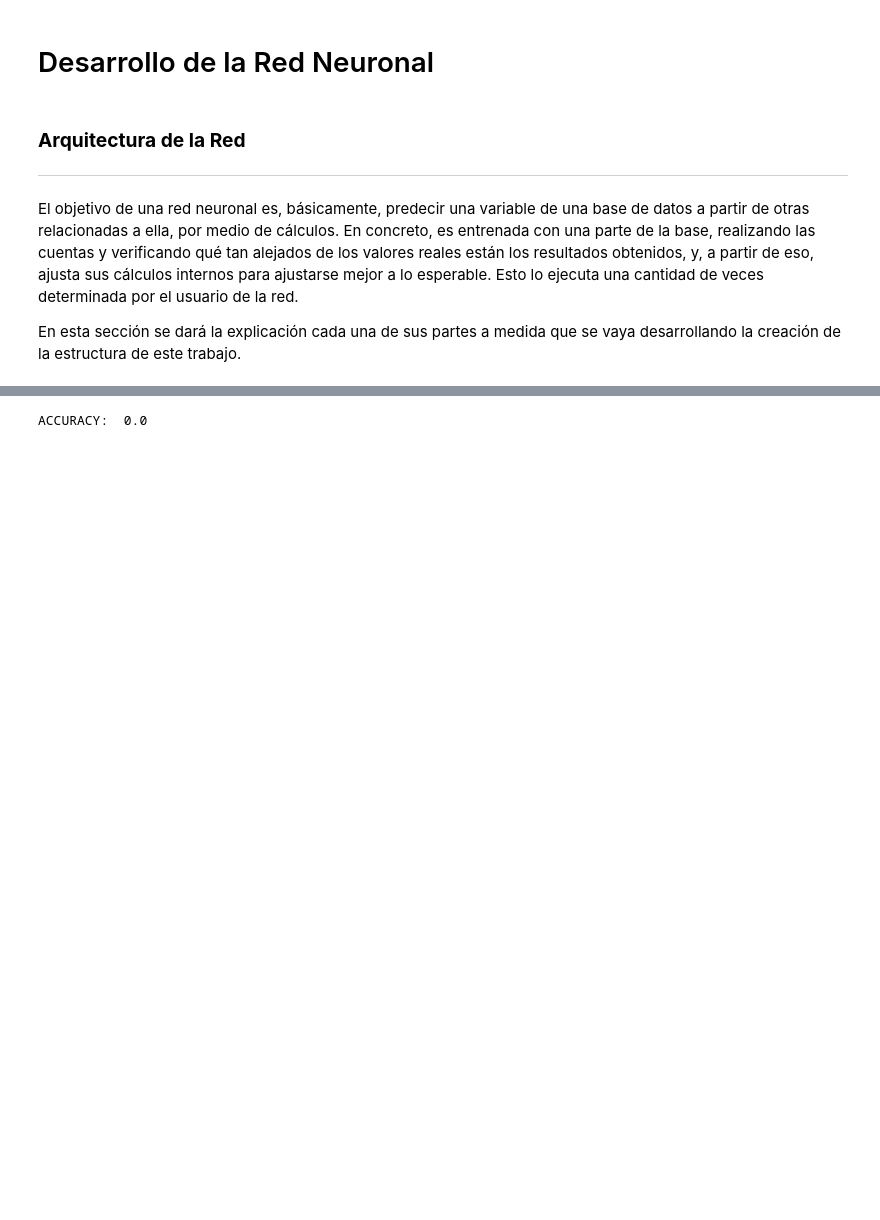
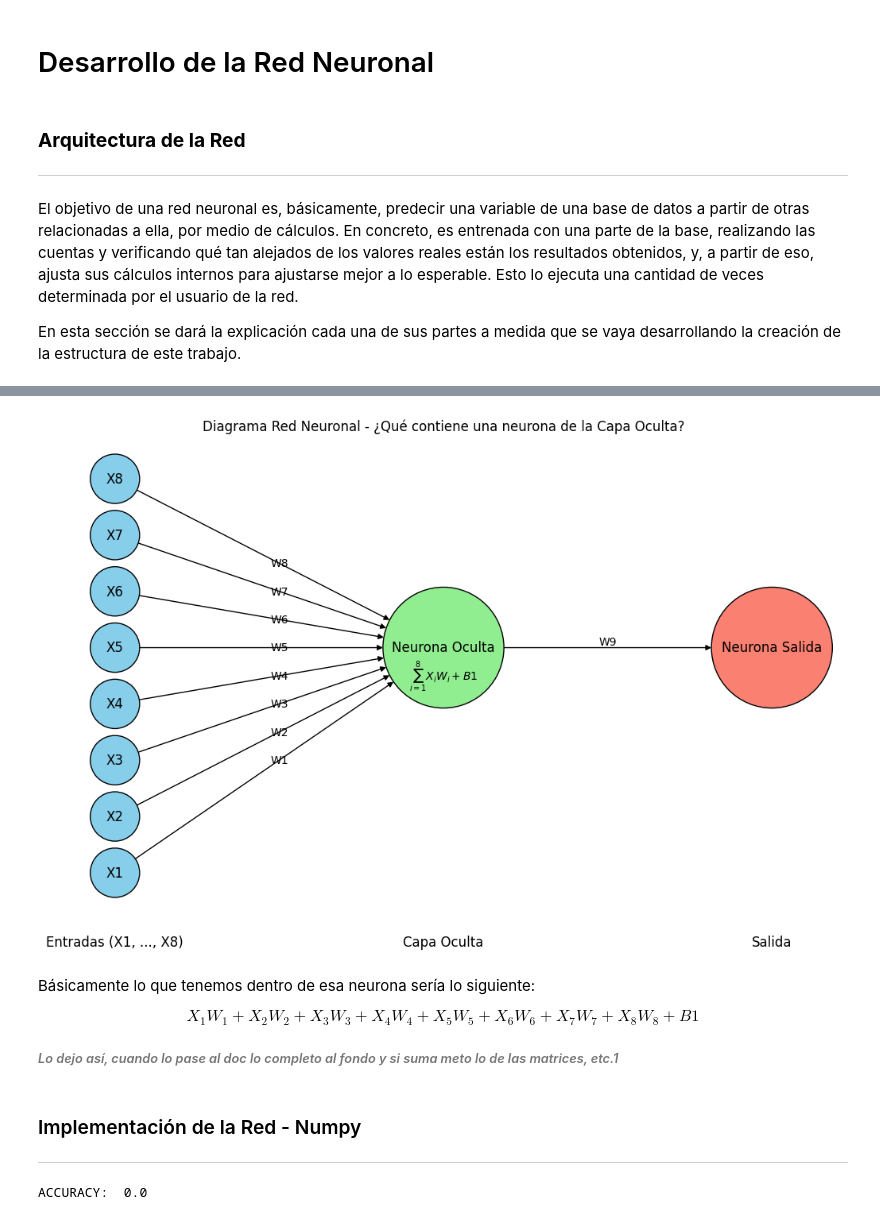
Before and after one commit to Juanalgo1/Alvarez-Maidana, a Jupyter notebook: Alvarez-Maidana.ipynb, the cells around one changed output, grey strips where cells are left out. Saved outputs shown, nothing was run; the diff lists cells and outputs as text; code cells hidden in the pictures; blank space fills up the shorter version.

```diff
--- a/Alvarez-Maidana.ipynb
+++ b/Alvarez-Maidana.ipynb
@@ -428,3 +556,72 @@ Debemos tener en cuenta que todo estas conexiones también la podríamos represe
+# %%
+import matplotlib.pyplot as plt
+import networkx as nx
+
+# Crear el grafo dirigido
+G = nx.DiGraph()
+
+# Agregar nodos de entrada (x1, x2, ..., x8) en orden descendente
+for i in range(8, 0, -1):  # Cambiado a 8, 7, ..., 1
+    G.add_node(f'X{i}', pos=(1, i), color='skyblue')  # Nodos entrada.
+
+# Agregar el nodo de la neurona oculta con un tamaño mayor
+G.add_node('Neurona Oculta', pos=(2, 5), color='lightgreen')  # Nodo capa oculta.
+
+# Agregar el nodo de salida
+G.add_node('Neurona Salida', pos=(3, 5), color='salmon')  # Nodo salida.
+
+# Conectar las entradas a la neurona oculta
+for i in range(1, 9):
+    G.add_edge(f'X{i}', 'Neurona Oculta')
+
+# Conectar la neurona oculta al nodo de salida
+G.add_edge('Neurona Oculta', 'Neurona Salida')
+
+# Obtener las posiciones de los nodos
+pos = nx.get_node_attributes(G, 'pos')
+
+# Obtener los colores de los nodos
+node_colors = [G.nodes[node]['color'] for node in G.nodes()]
+
+# Definir los tamaños de los nodos
+node_sizes = [2000 if 'X' in node else 12000 for node in G.nodes()]
+
+plt.figure(figsize=(10, 6))  # Tamaño de la figura
+
+# Dibujar el grafo con tamaños de nodos específicos
+nx.draw(G, pos, with_labels=True, node_size=node_sizes, node_color=node_colors, edgecolors="black", arrows=True)
+
+plt.text(2, 4.5, r'$\sum_{i=1}^{8} X_i W_i + B1$', ha='center', va='center') # La sumatoria de las variables con los pesos y el sesgo.
+
+# Añadir etiquetas de peso a las aristas cerca de las flechas
+for i in range(1, 9):
+    # Calcular la posición media entre X{i} y la neurona
+    mid_x = 1.5
+    mid_y = (i + 5) / 2  # La media entre la posición del nodo de entrada y la neurona
+    plt.text(mid_x, mid_y, f'W{i}', fontsize=10, ha='center', va='center', color='black')
+
+# Etiqueta de la salida
+plt.text(2.5, 5, 'W9', fontsize=10, ha='center', va='bottom', color='black')
+
+# Agregar nombres debajo de cada conjunto de nodos
+plt.text(1, -0.3, 'Entradas (X1, ..., X8)', fontsize=12, ha='center')
+plt.text(2, -0.3, 'Capa Oculta', fontsize=12, ha='center')
+plt.text(3, -0.3, 'Salida', fontsize=12, ha='center')
+
+plt.title("Diagrama Red Neuronal - ¿Qué contiene una neurona de la Capa Oculta?")
+plt.show()
+# %% [output]
+[figure, added]
+# %% [markdown]
+Básicamente lo que tenemos dentro de esa neurona sería lo siguiente:
+
+$$ X_1 W_1 + X_2 W_2 + X_3 W_3 + X_4 W_4 + X_5 W_5 + X_6 W_6 + X_7 W_7 + X_8 W_8 + B1 $$
+
+
+###### *Lo dejo así, cuando lo pase al doc lo completo al fondo y si suma meto lo de las matrices, etc.1*
+# %% [markdown]
+### Implementación de la Red - Numpy
+---
 # %%
 # Se importa función para separar dataframe en entrenamiento/testeo
 from sklearn.model_selection import train_test_split
```
Also changed, not shown: parts of 6 cells of this notebook.
